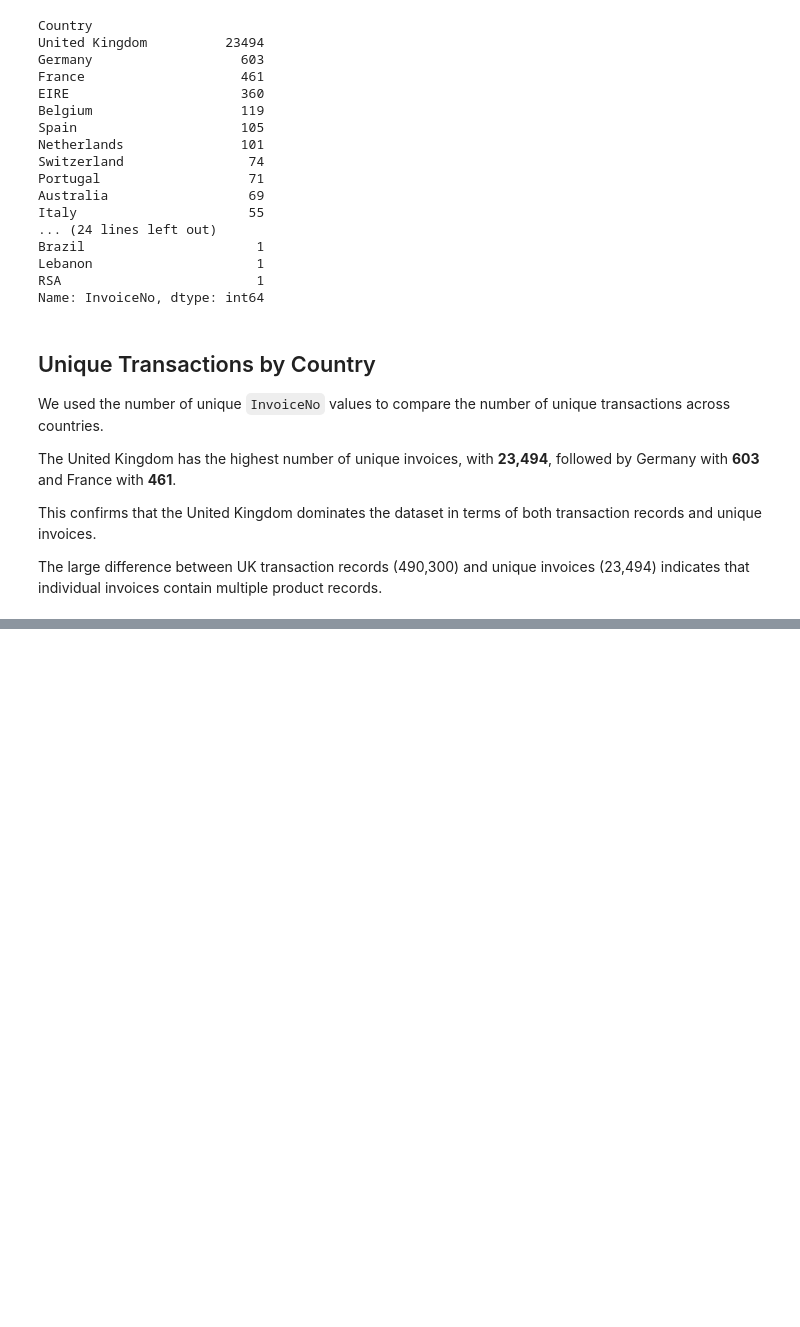
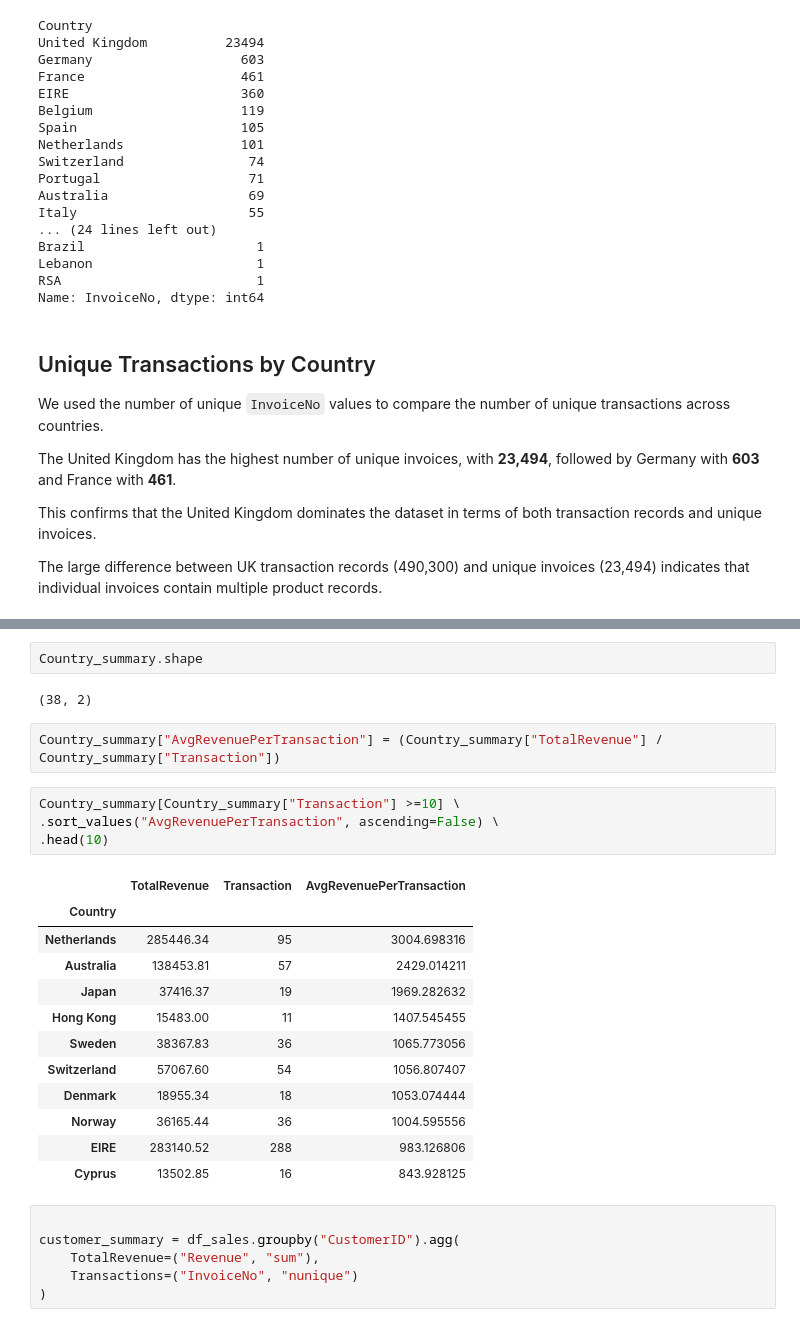
Before and after one commit to esthermaina36/online-retail-analysis, a Jupyter notebook: notebooks/01_initial_exploration.ipynb, the cells around one changed output, grey strips where cells are left out. Saved outputs shown, nothing was run; the diff lists cells and outputs as text; blank space fills up the shorter version.

```diff
--- a/notebooks/01_initial_exploration.ipynb
+++ b/notebooks/01_initial_exploration.ipynb
@@ -395,0 +649,29 @@ The large difference between UK transaction records (490,300) and unique invoice
+# %%
+Country_summary.shape
+# %% [output]
+(38, 2)
+# %%
+Country_summary["AvgRevenuePerTransaction"] = (Country_summary["TotalRevenue"] / Country_summary["Transaction"])
+# %%
+Country_summary[Country_summary["Transaction"] >=10] \
+.sort_values("AvgRevenuePerTransaction", ascending=False) \
+.head(10)
+# %% [output]
+|  | TotalRevenue | Transaction | AvgRevenuePerTransaction |
+| Country |  |  |  |
+| Netherlands | 285446.34 | 95 | 3004.698316 |
+| Australia | 138453.81 | 57 | 2429.014211 |
+| Japan | 37416.37 | 19 | 1969.282632 |
+| Hong Kong | 15483.00 | 11 | 1407.545455 |
+| Sweden | 38367.83 | 36 | 1065.773056 |
+| Switzerland | 57067.60 | 54 | 1056.807407 |
+| Denmark | 18955.34 | 18 | 1053.074444 |
+| Norway | 36165.44 | 36 | 1004.595556 |
+| EIRE | 283140.52 | 288 | 983.126806 |
+| Cyprus | 13502.85 | 16 | 843.928125 |
+# %%
+
+customer_summary = df_sales.groupby("CustomerID").agg(
+    TotalRevenue=("Revenue", "sum"),
+    Transactions=("InvoiceNo", "nunique")
+)
```
Also changed, not shown: parts of 28 cells of this notebook.
